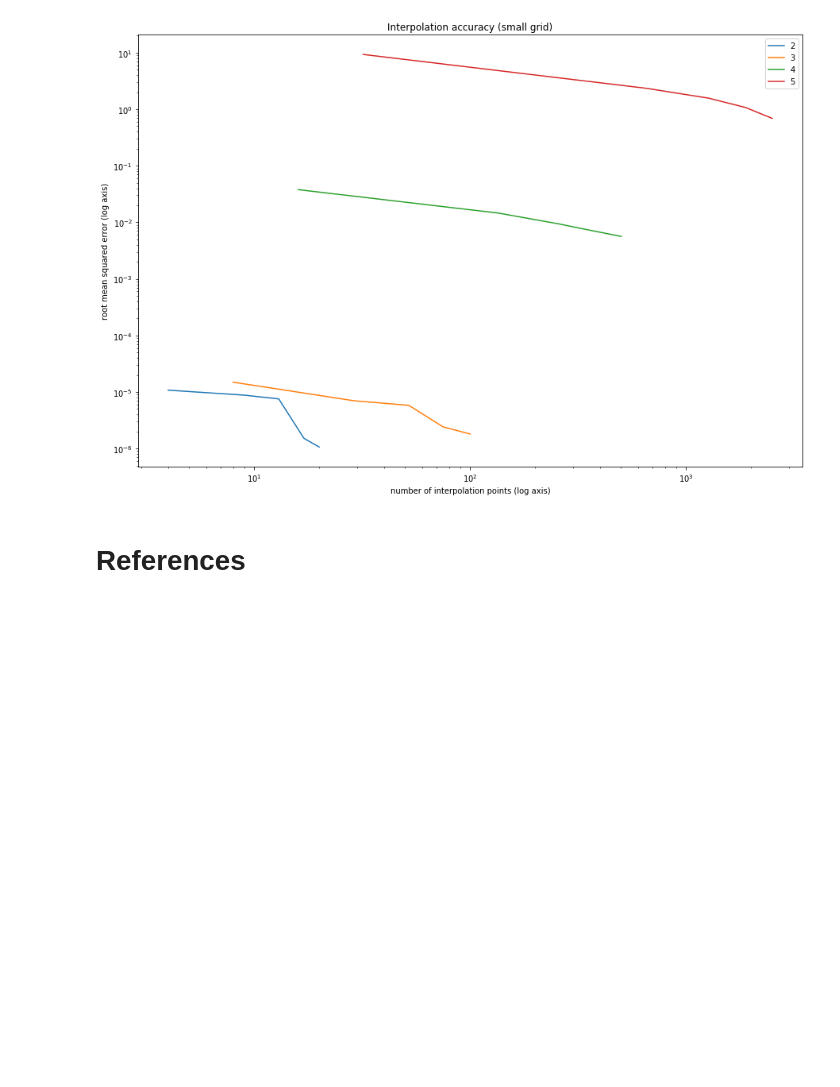
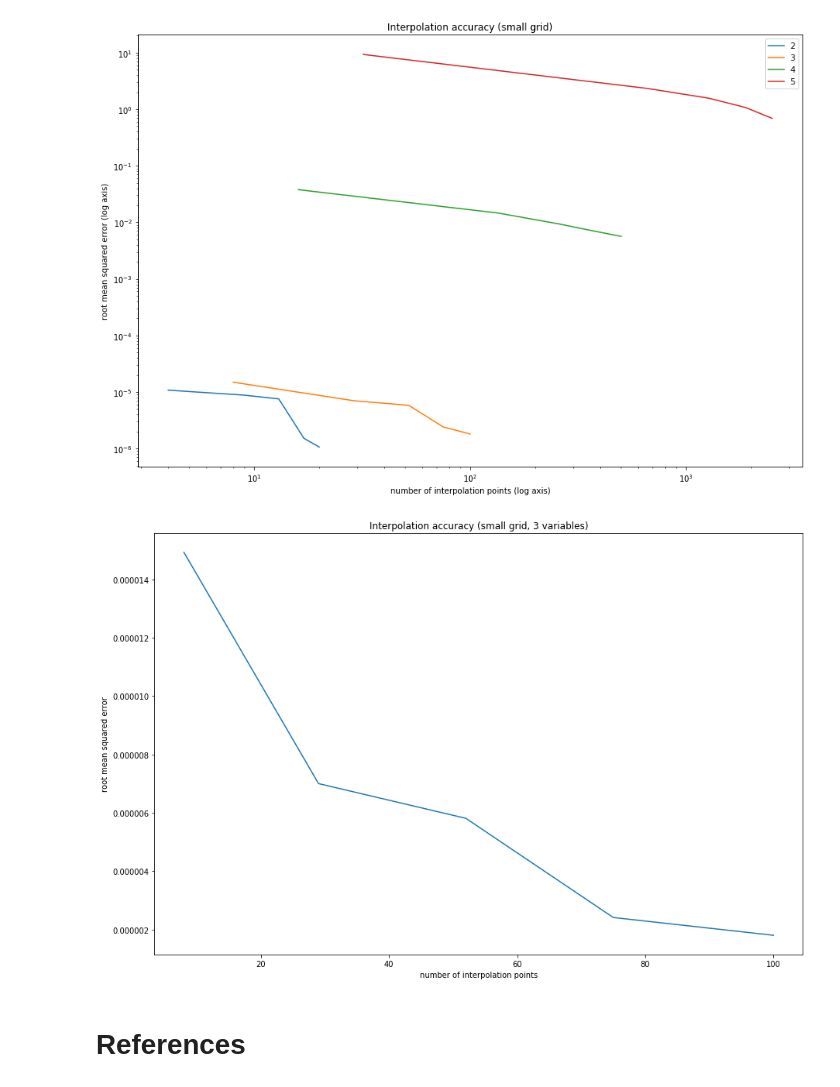
Before and after one commit to simonjheiler/function_approximation, a Jupyter notebook: student_project.ipynb, the cells around one changed output. Saved outputs shown, nothing was run; the diff lists cells and outputs as text; code cells hidden in the pictures; blank space fills up the shorter version.

```diff
--- a/student_project.ipynb
+++ b/student_project.ipynb
@@ -80,13 +84,5 @@ vars = vars_params[grid_size]
 
 n_gridpoints_defaults = np.array(object=[n_gridpoints_dim] * 8, dtype=int,)
 
-interpolation_points = {
-    1: (grid_density * (n_gridpoints_dim ** 0)).tolist(),
-    2: (grid_density * (n_gridpoints_dim ** 1)).tolist(),
-    3: (grid_density * (n_gridpoints_dim ** 2)).tolist(),
-    4: (grid_density * (n_gridpoints_dim ** 3)).tolist(),
-    5: (grid_density * (n_gridpoints_dim ** 4)).tolist(),
-    6: (grid_density * (n_gridpoints_dim ** 5)).tolist(),
-    7: (grid_density * (n_gridpoints_dim ** 6)).tolist(),
-    8: (grid_density * (n_gridpoints_dim ** 7)).tolist(),
-}
+for n_vars in vars:
+    interpolation_points[n_vars] = (grid_density * (n_gridpoints_dim ** (n_vars-1))).tolist()
@@ -215,5 +217,18 @@ plt.title("Interpolation accuracy (" + grid_size + " grid)")
 plt.show()
 # %% [output]
 [figure]
+# %%
+%matplotlib inline
+
+plt.rcParams['figure.figsize'] = [15, 10]
+
+plt.plot(plot_x[1], plot_y[1])
+
+plt.xlabel("number of interpolation points")
+plt.ylabel("root mean squared error")
+plt.title("Interpolation accuracy (" + grid_size + " grid, 3 variables)")
+plt.show()
+# %% [output]
+[figure, added]
 # %% [markdown]
 # References
```
Also changed, not shown: parts of 12 cells of this notebook, 1 other file.
